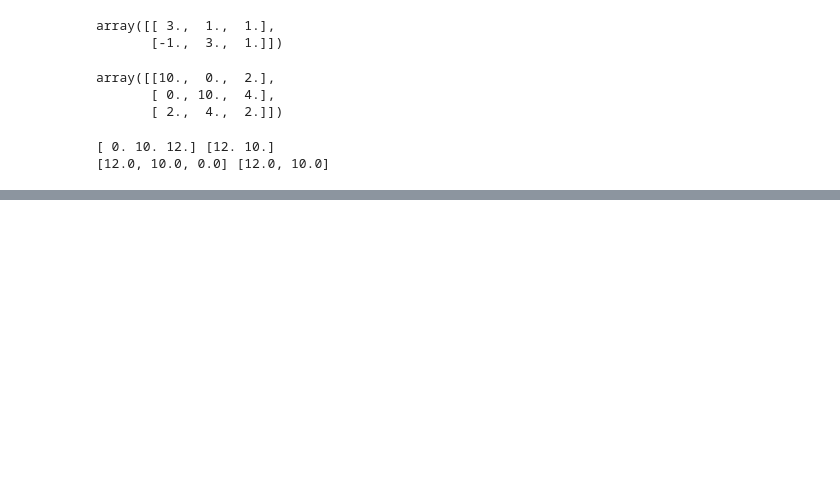
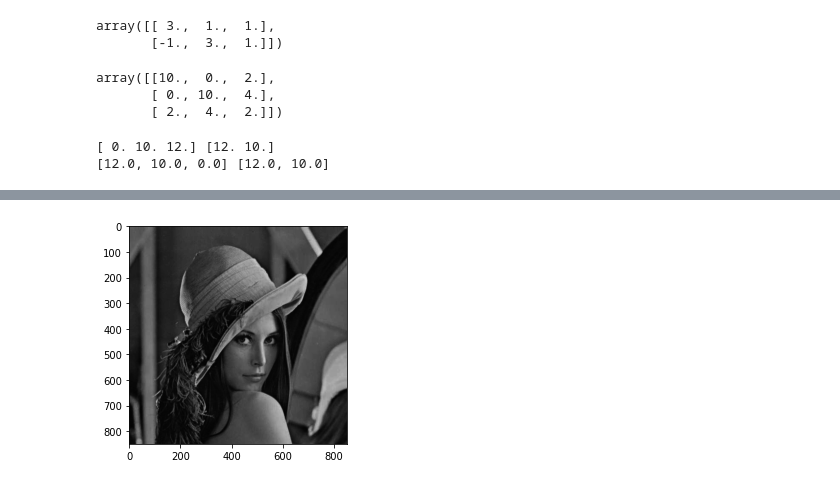
Before and after one commit to khelli07/Algeo02-20019, a Jupyter notebook: tester/SVD.ipynb, the cells around one changed output, grey strips where cells are left out. Saved outputs shown, nothing was run; the diff lists cells and outputs as text; code cells hidden in the pictures; blank space fills up the shorter version.

```diff
--- a/tester/SVD.ipynb
+++ b/tester/SVD.ipynb
@@ -198,0 +219,5 @@ array([[ 0.70710678, -0.70710678],
+# %%
+plt.imshow(matrix, cmap='gray')
+plt.show()
+# %% [output]
+[figure, added]
```
Also changed, not shown: parts of 13 cells of this notebook, 1 other file.
